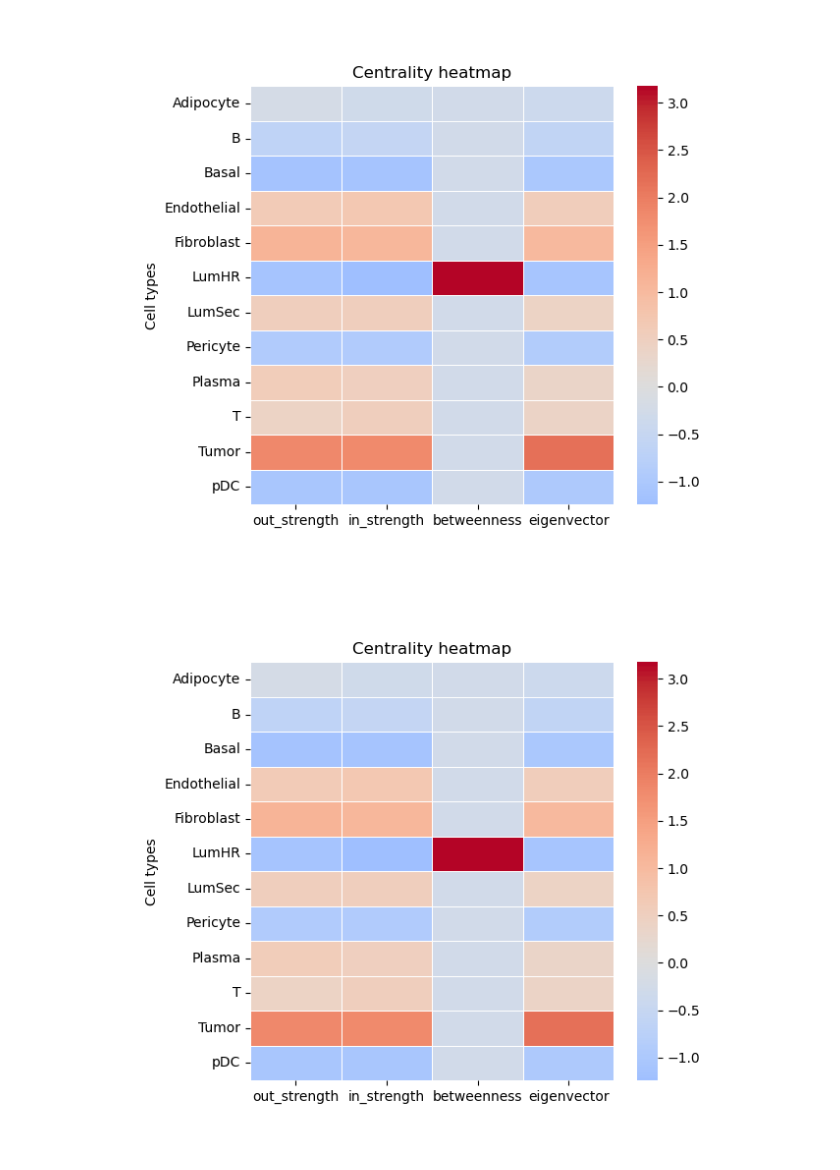
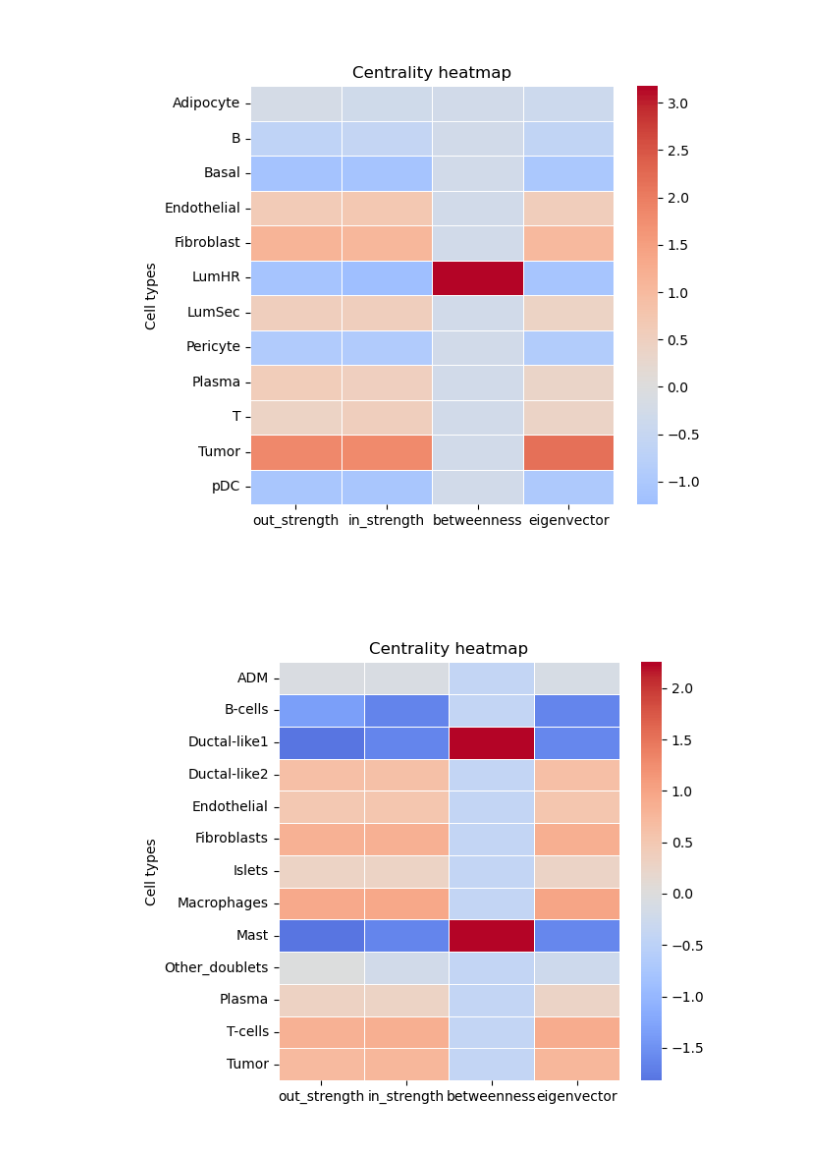
Before and after one commit to Lilian-GA/GenMed_CCC, a Jupyter notebook: sender_receiver_analysis.ipynb, the cells around one changed output. Saved outputs shown, nothing was run; the diff lists cells and outputs as text; code cells hidden in the pictures.

```diff
--- a/sender_receiver_analysis.ipynb
+++ b/sender_receiver_analysis.ipynb
@@ -149,10 +195,6 @@ fig = circos.plotfig()
 # Centrality comparaison
 # %%
 def build_ccc_network_from_matrix(mat, threshold=0.0):
-    """
-    Construit un graphe dirigé pondéré à partir
-    d'une matrice source x target
-    """
     G = nx.DiGraph()
 
     for source in mat.index:
@@ -233,6 +275,6 @@ plot_centrality_heatmap(compute_centralities(network_sein))
 # %% [output]
 [figure]
 # %%
-plot_centrality_heatmap(compute_centralities(network_sein))
+plot_centrality_heatmap(compute_centralities(network_pancreas))
 # %% [output]
-[figure, old version]
+[figure, new version]
```
Also changed, not shown: parts of 2 cells of this notebook.
